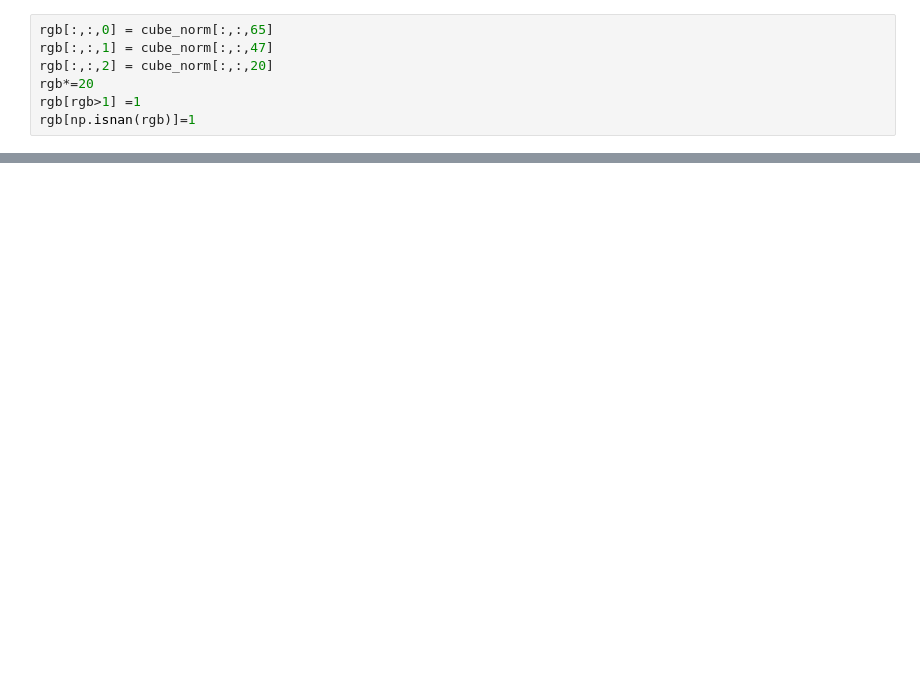
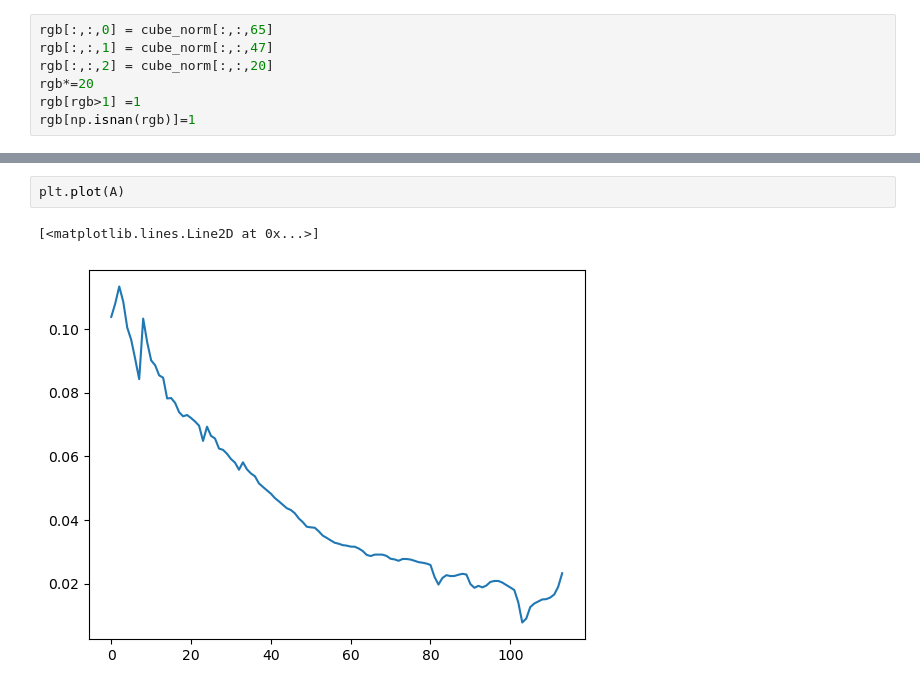
Before and after one commit to NTNU-SmallSat-Lab/MACHI, a Jupyter notebook: demo.ipynb, the cells around one changed output, grey strips where cells are left out. Cells and saved outputs as stored; diff of their text form; blank space fills up the shorter version.

```diff
--- a/demo.ipynb
+++ b/demo.ipynb
@@ -55,0 +104,5 @@ plt.imshow(np.rot90(rgb), aspect=0.3)
+# %%
+plt.plot(A)
+# %% [output]
+[<matplotlib.lines.Line2D at 0x...>]
+[figure, added]
```
Also changed, not shown: parts of 19 cells of this notebook.
